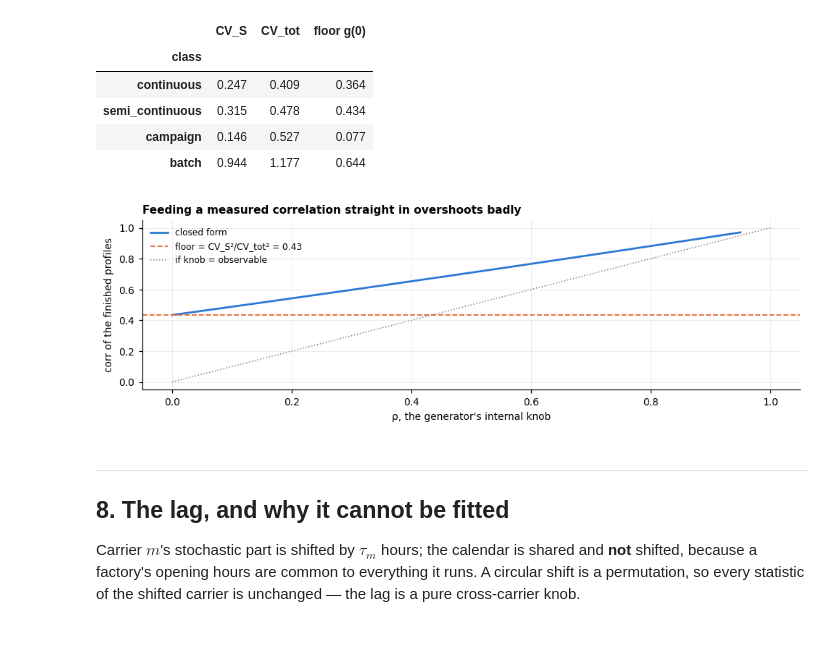
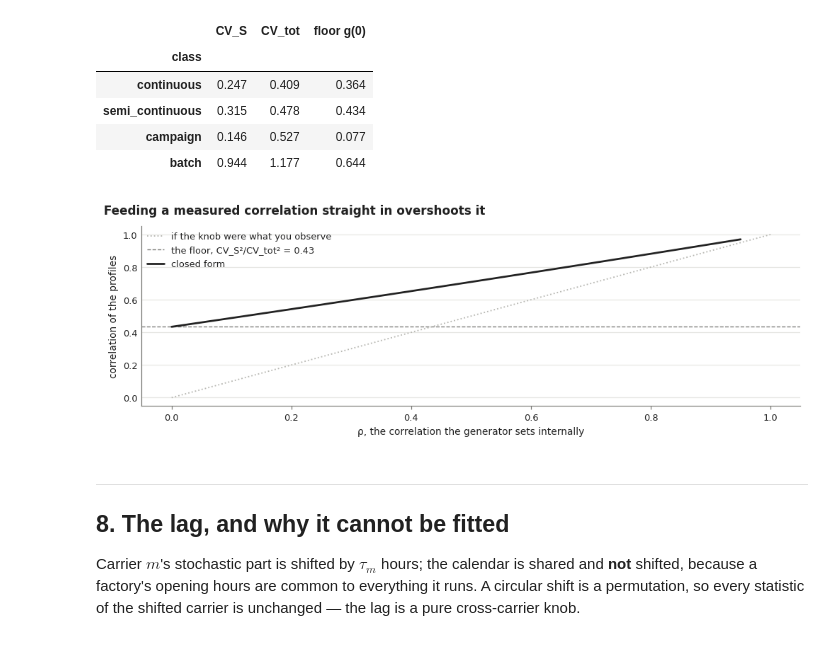
Before and after one commit to Matt-haug/loadcast, a Jupyter notebook: examples/01_tutorial.ipynb, the cells around one changed output. Cells and saved outputs as stored; diff of their text form; code cells hidden in the pictures.

```diff
--- a/examples/01_tutorial.ipynb
+++ b/examples/01_tutorial.ipynb
@@ -37,24 +37,16 @@ import pandas as pd
 import loadcast as lc
 from loadcast import fitting, generator
 
+import figure_style as fs   # the house style, shared with the documentation
+
 FIG = Path("figures")
-FIG.mkdir(exist_ok=True)
+fs.apply()
+# The carriers keep one colour throughout; waste heat is also dashed, so it
+# never relies on hue alone.
+C = fs.CARRIER
 
-# One palette for the whole notebook. The three carriers are drawn in colours
-# that stay distinguishable to a colourblind reader; waste heat is also dashed,
-# so it never relies on hue alone.
-C = {"heat": "#eb6834", "cold": "#2a78d6", "elec": "#1baf7a", "waste": "#4a3aa7"}
-plt.rcParams.update({
-    "figure.dpi": 110, "figure.figsize": (9, 3.2),
-    "axes.spines.top": False, "axes.spines.right": False,
-    "axes.grid": True, "grid.alpha": 0.25, "grid.linewidth": 0.6,
-    "font.size": 9, "axes.titlesize": 10, "axes.titleweight": "bold",
-    "legend.frameon": False,
-})
-
-def save(name):
-    plt.tight_layout()
-    plt.savefig(FIG / f"{name}.png", dpi=150, bbox_inches="tight")
+def save(fig, name):
+    fs.save(fig, FIG, name, close=False)
 
 print("loadcast", lc.__version__)
 print("process classes:", lc.available_classes())
@@ -508,21 +507,20 @@ pd.DataFrame(rows).set_index("class")
 # %%
 cv_s_demo, cv_r_demo = 0.315, 0.343
 knobs = np.linspace(0, 0.95, 40)
 delivered = [fitting.correlation_transfer(k, cv_s_demo, cv_r_demo) for k in knobs]
 
-fig, ax = plt.subplots(figsize=(9, 3.0))
-ax.plot(knobs, delivered, color=C["cold"], lw=1.8, label="closed form")
-ax.axhline(delivered[0], color=C["heat"], ls="--", lw=1.2,
-           label=f"floor = CV_S²/CV_tot² = {delivered[0]:.2f}")
-ax.plot([0, 1], [0, 1], color="#83807a", ls=":", lw=1.0, label="if knob = observable")
-ax.set_xlabel("ρ, the generator's internal knob")
-ax.set_ylabel("corr of the finished profiles")
-ax.set_title("Feeding a measured correlation straight in overshoots badly", loc="left")
-ax.legend(fontsize=8)
-save("07_transfer")
+fig, ax = plt.subplots(figsize=fs.size(1, height=3.1))
+ax.plot([0, 1], [0, 1], color=fs.LIGHT, ls=":", lw=1.2, label="if the knob were what you observe")
+fs.reference(ax, delivered[0], label=f"the floor, CV_S²/CV_tot² = {delivered[0]:.2f}")
+ax.plot(knobs, delivered, color=fs.INK, lw=1.8, label="closed form")
+ax.set_xlabel("ρ, the correlation the generator sets internally")
+ax.set_ylabel("correlation of the profiles")
+ax.legend(loc="upper left")
+fs.title(fig, "Feeding a measured correlation straight in overshoots it")
+save(fig, "07_transfer")
 plt.show()
 # %% [output]
-[figure, old version]
+[figure, new version]
 # %% [markdown]
 ---
 ## 8. The lag, and why it cannot be fitted
```
Also changed, not shown: parts of 12 cells of this notebook, 30 other files.
